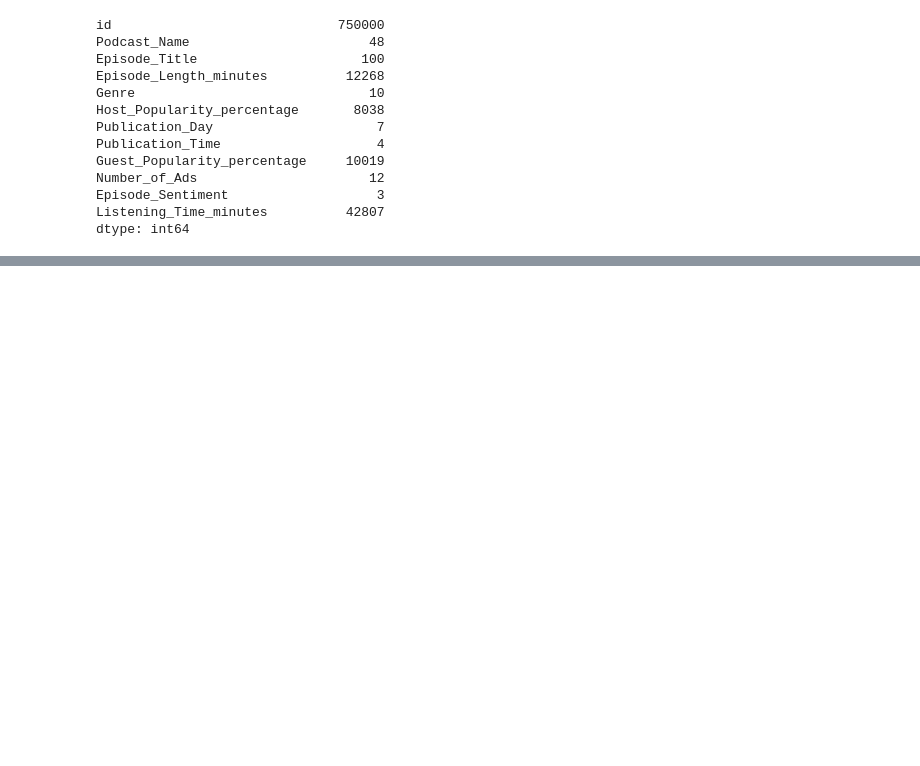
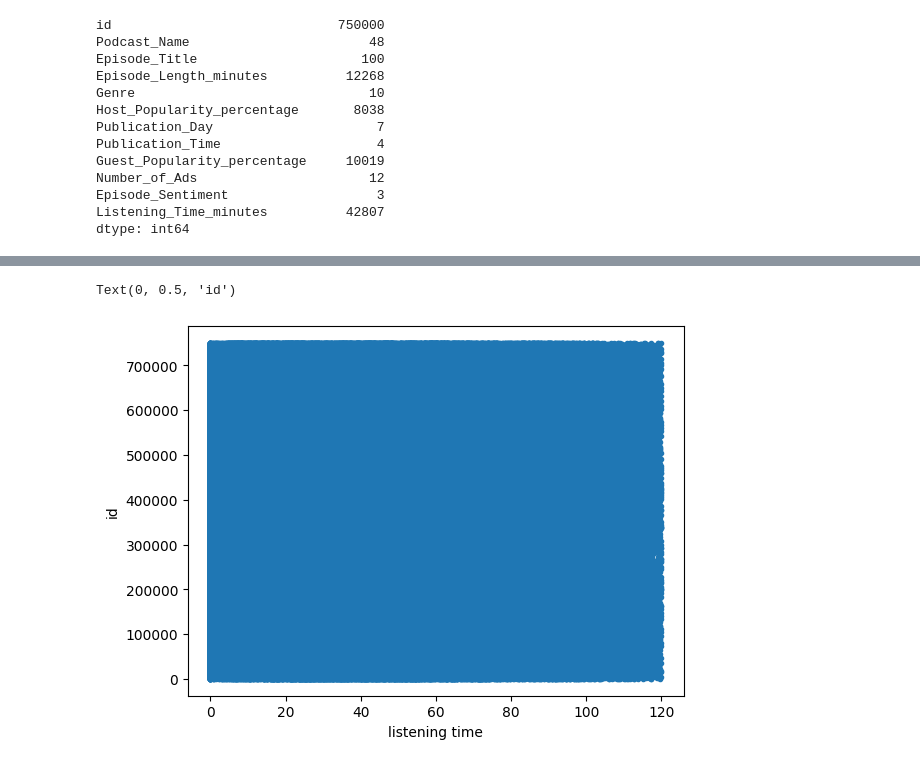
Before and after one commit to Hegde-Darshan/kaggle_podcast_listentime, a Jupyter notebook: Code/dataexp.ipynb, the cells around one changed output, grey strips where cells are left out. Drawn from its saved outputs; the diff is of its cells as text; code cells hidden in the pictures; blank space fills up the shorter version.

```diff
--- a/Code/dataexp.ipynb
+++ b/Code/dataexp.ipynb
@@ -83,0 +112,7 @@ dtype: int64
+# %%
+plt.scatter(data.Listening_Time_minutes, data.id, marker='.')
+plt.xlabel("listening time")
+plt.ylabel("id")
+# %% [output]
+Text(0, 0.5, 'id')
+[figure, added]
```
Also changed, not shown: parts of 8 cells of this notebook, 5 other files.
